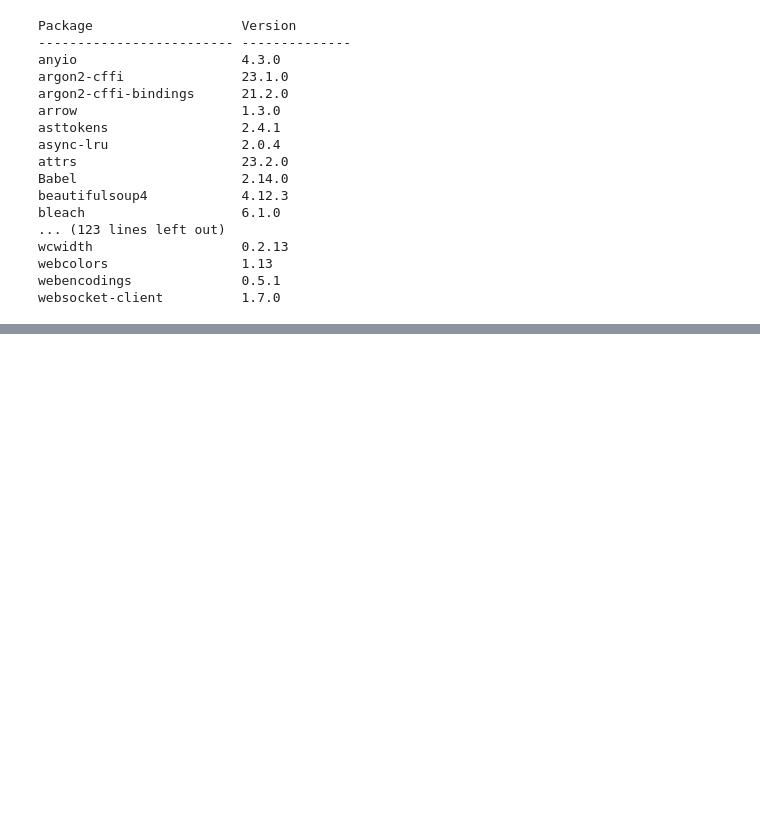
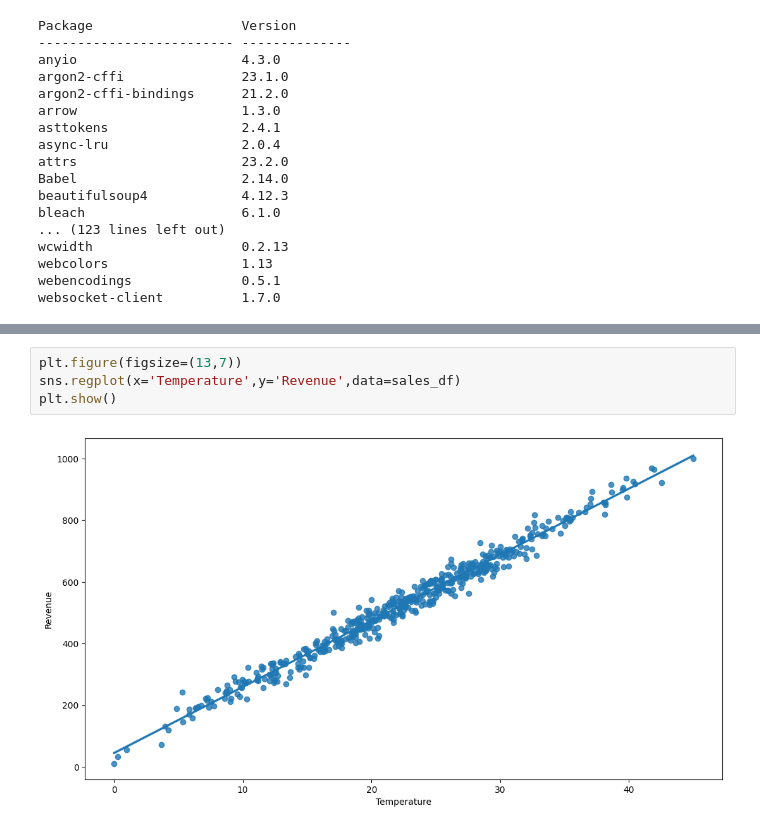
Before and after one commit to dnlsyfq/ml_linear_regression_v2, a Jupyter notebook: crsr_absolutebeginner_simplelinearregression.ipynb, the cells around one changed output, grey strips where cells are left out. Drawn from its saved outputs; the diff is of its cells as text; blank space fills up the shorter version.

```diff
--- a/crsr_absolutebeginner_simplelinearregression.ipynb
+++ b/crsr_absolutebeginner_simplelinearregression.ipynb
@@ -27,0 +92,6 @@ Output /
+# %%
+plt.figure(figsize=(13,7))
+sns.regplot(x='Temperature',y='Revenue',data=sales_df)
+plt.show()
+# %% [output]
+[figure, added]
```
Also changed, not shown: parts of 9 cells of this notebook.
